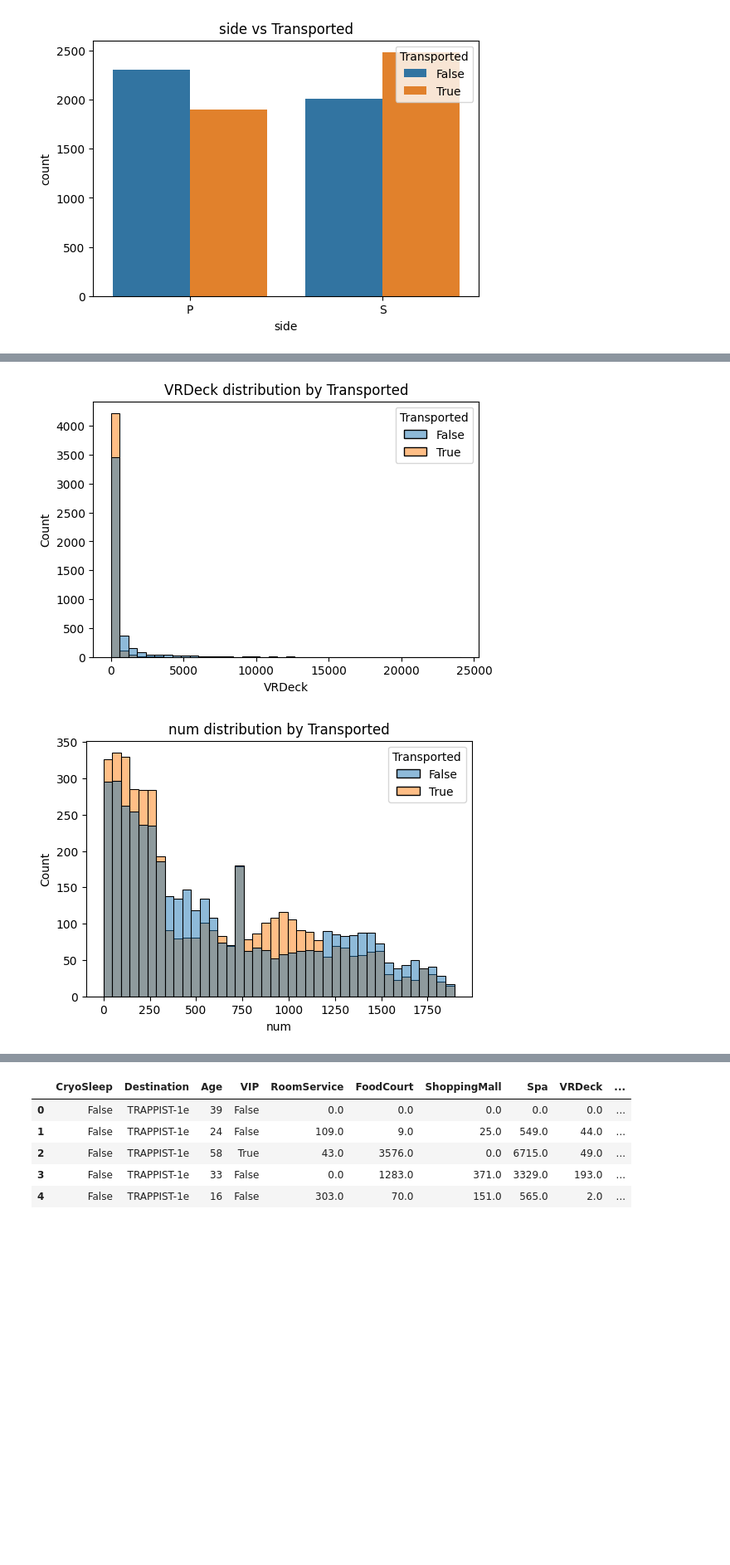
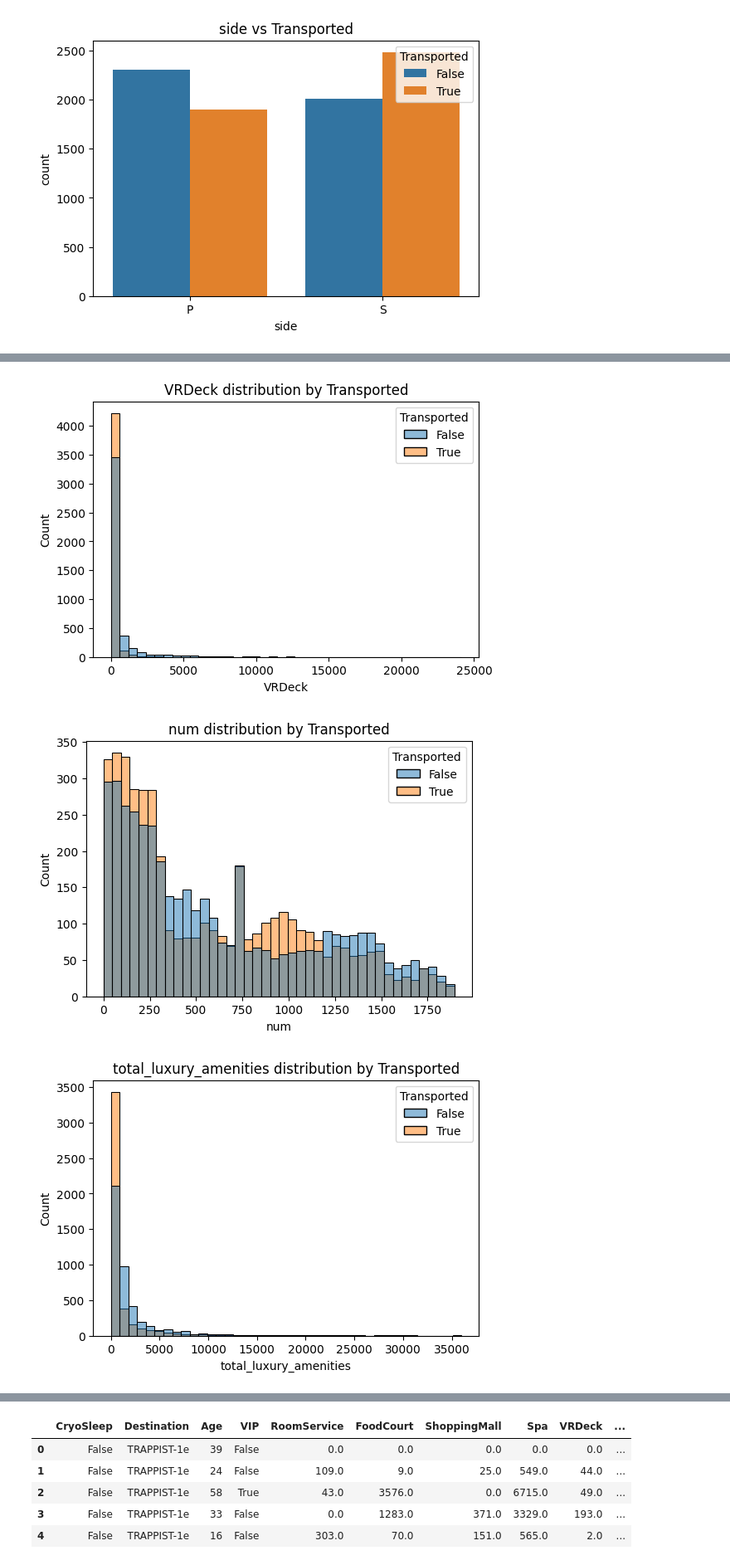
Before and after one commit to Violet0222/spaceship-titanic-kaggle, a Jupyter notebook: eda/eda.ipynb, the cells around one changed output, grey strips where cells are left out. Shown: that part at 83% size. Drawn from its saved outputs; the diff is of its cells as text; code cells hidden in the pictures; blank space fills up the shorter version.

```diff
--- a/eda/eda.ipynb
+++ b/eda/eda.ipynb
@@ -57,21 +62,22 @@ for col in categorical_cols:
 # %%
-numeric_cols = ['group_size','Age','RoomService','FoodCourt','ShoppingMall','Spa','VRDeck','num']
+numeric_cols = ['group_size','Age','RoomService','FoodCourt','ShoppingMall','Spa','VRDeck','num', 'total_luxury_amenities']
 df[numeric_cols].describe()
 
 for col in numeric_cols:
     plt.figure(figsize=(6,4))
     sns.histplot(data=df, x=col, hue='Transported', bins=40, kde=False)
     plt.title(f"{col} distribution by Transported")
     plt.show()
 # %% [output]
 [figure]
 [figure]
 [figure]
 [figure]
 [figure]
 [figure]
 [figure]
 [figure]
+[figure, added]
 # %%
 def cabin_number_distribution(chunk):
     if chunk < 300:
```
Also changed, not shown: parts of 3 cells of this notebook, 2 other files.
